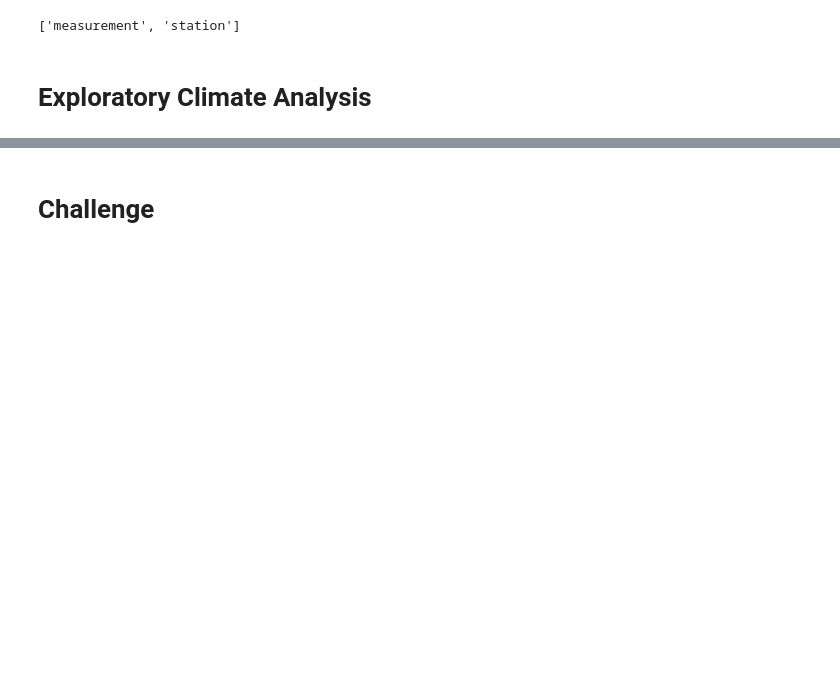
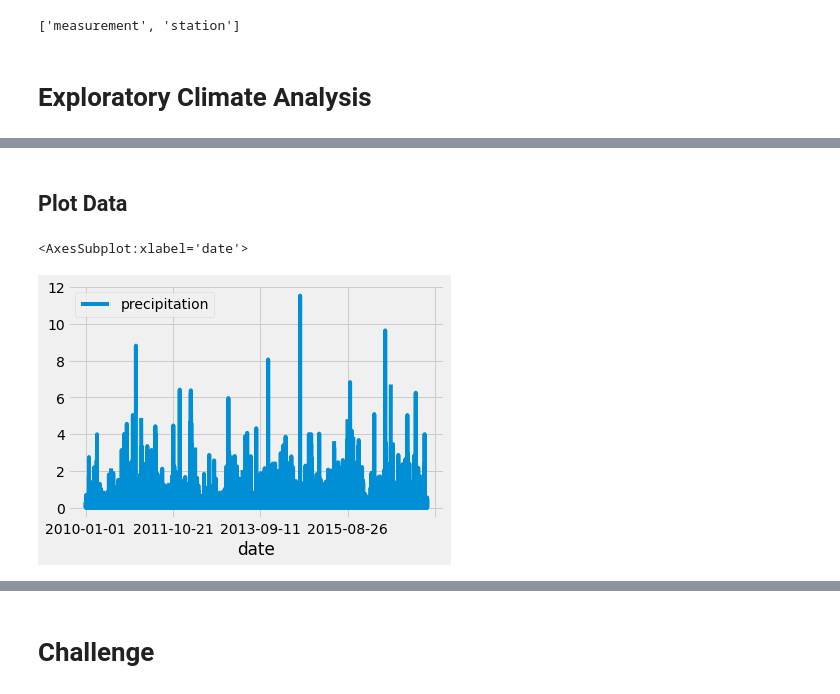
Before and after one commit to Jimmygjr10/surfs-up, a Jupyter notebook: climate_analysis.ipynb, the cells around one changed output, grey strips where cells are left out. Cells and saved outputs as stored; diff of their text form; code cells hidden in the pictures; blank space fills up the shorter version.

```diff
--- a/climate_analysis.ipynb
+++ b/climate_analysis.ipynb
@@ -41,13 +41,16 @@ session = Session(engine)
 # %%
 # Design a query to retrieve the last 12 months of precipitation data and plot the results.
 #Starting from the last data point in the database.
+prev_year = dt.date(2017, 8, 23)
+# Calculate the date one year from the last date in data set.
+prev_year = dt.date(2017, 8, 23) - dt.timedelta(days=365)
+# Perform a query to retrieve the data and precipitation scores
+results = []
+results = session.query(Measurement.date, Measurement.prcp)
+# Save the query results as a Pandas DataFrame and set the index to the date column
+print(results.all())
 
-# Calculate the date one year from the last date in data set.
-
-# Perform a query to retrieve the data and precipitation scores
-
-# Save the query results as a Pandas DataFrame and set the index to the date column
-
+df = pd.DataFrame(results, columns=['date','precipitation'])
 # Sort the dataframe by date
 
 # Use Pandas Plotting with Matplotlib to plot the data
@@ -53,0 +59,6 @@ session = Session(engine)
+# %%
+# Set date as the index of the df
+df.set_index(df['date'], inplace=True)
+
+# print df
+df
@@ -53,0 +103,6 @@ session = Session(engine)
+# %%
+# Sort by date index that we just hid
+df = df.sort_index()
+
+# print out df
+print(df.to_string(index=False))
@@ -53,0 +127,7 @@ session = Session(engine)
+# %% [markdown]
+## Plot Data
+# %%
+df.plot()
+# %% [output]
+<AxesSubplot:xlabel='date'>
+[figure, added]
```
Also changed, not shown: parts of 8 cells of this notebook.
